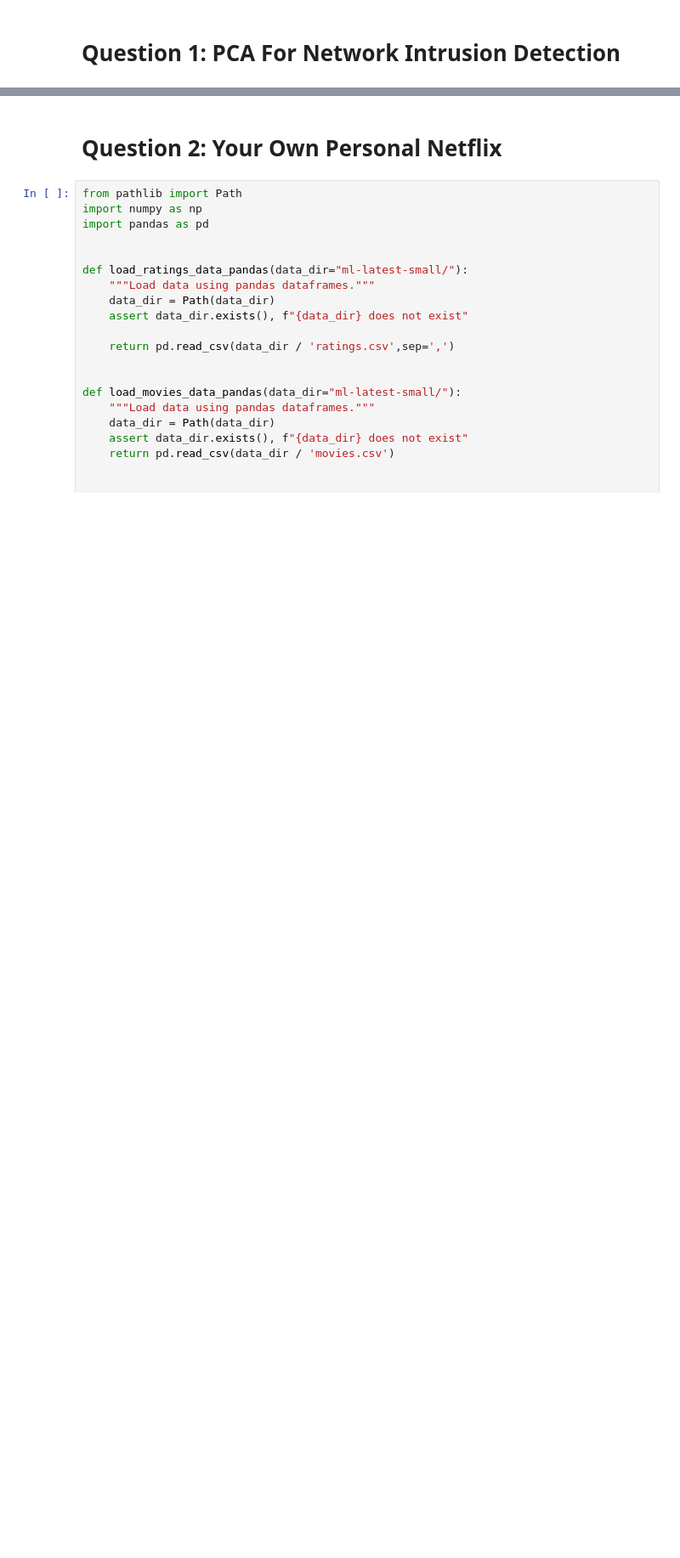
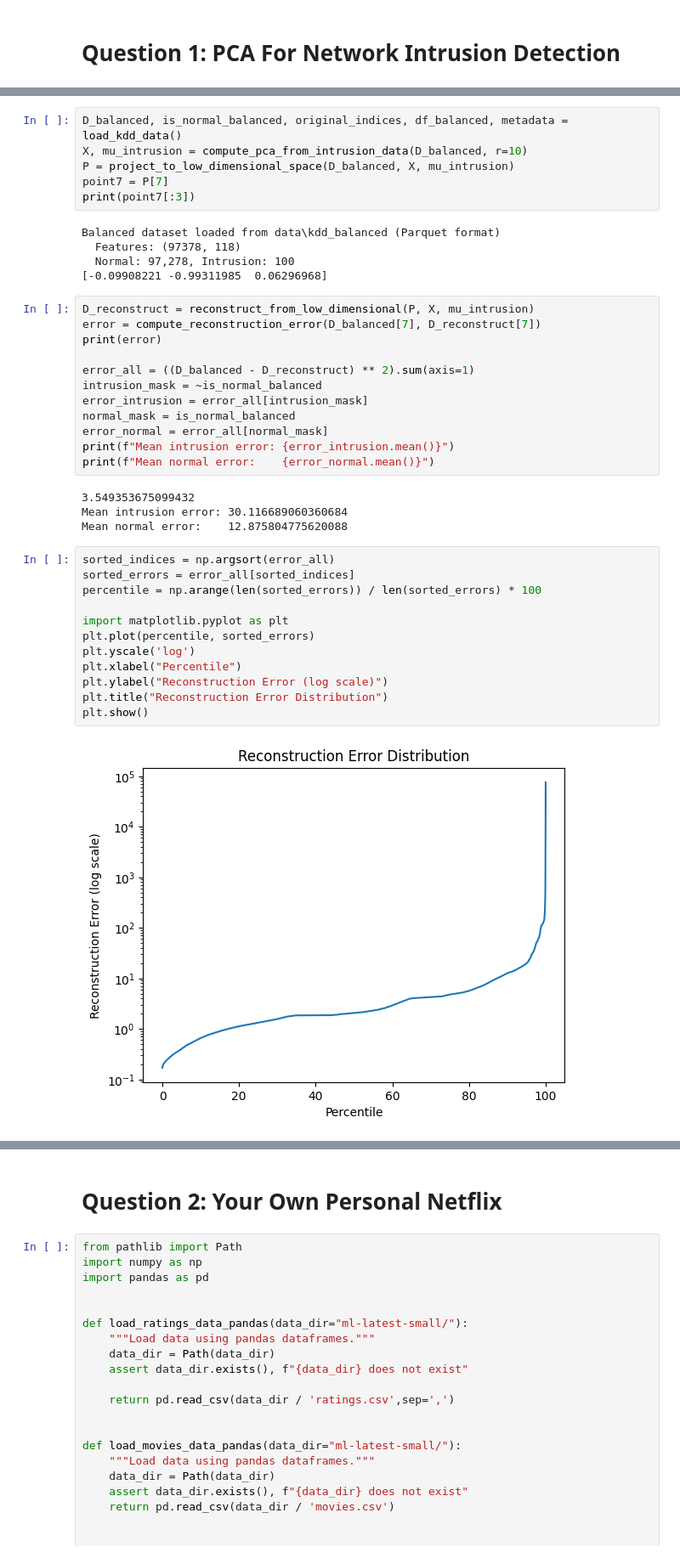
Before and after one commit to Rlshank/S-ML-HW-2, a Jupyter notebook: SML-HW2.ipynb, the cells around one changed output, grey strips where cells are left out. Shown at 85% size. Saved outputs shown, nothing was run; the diff lists cells and outputs as text; blank space fills up the shorter version.

```diff
--- a/SML-HW2.ipynb
+++ b/SML-HW2.ipynb
@@ -83,0 +108,41 @@ def compute_reconstruction_error(original, reconstructed):
+# %%
+D_balanced, is_normal_balanced, original_indices, df_balanced, metadata = load_kdd_data()
+X, mu_intrusion = compute_pca_from_intrusion_data(D_balanced, r=10)
+P = project_to_low_dimensional_space(D_balanced, X, mu_intrusion)
+point7 = P[7]
+print(point7[:3])
+# %% [output]
+Balanced dataset loaded from data\kdd_balanced (Parquet format)
+  Features: (97378, 118)
+  Normal: 97,278, Intrusion: 100
+[-0.09908221 -0.99311985  0.06296968]
+# %%
+D_reconstruct = reconstruct_from_low_dimensional(P, X, mu_intrusion)
+error = compute_reconstruction_error(D_balanced[7], D_reconstruct[7])
+print(error)
+
+error_all = ((D_balanced - D_reconstruct) ** 2).sum(axis=1)
+intrusion_mask = ~is_normal_balanced
+error_intrusion = error_all[intrusion_mask]
+normal_mask = is_normal_balanced
+error_normal = error_all[normal_mask]
+print(f"Mean intrusion error: {error_intrusion.mean()}")
+print(f"Mean normal error:    {error_normal.mean()}")
+# %% [output]
+3.549353675099432
+Mean intrusion error: 30.116689060360684
+Mean normal error:    12.875804775620088
+# %%
+sorted_indices = np.argsort(error_all)
+sorted_errors = error_all[sorted_indices]
+percentile = np.arange(len(sorted_errors)) / len(sorted_errors) * 100
+
+import matplotlib.pyplot as plt
+plt.plot(percentile, sorted_errors)
+plt.yscale('log')
+plt.xlabel("Percentile")
+plt.ylabel("Reconstruction Error (log scale)")
+plt.title("Reconstruction Error Distribution")
+plt.show()
+# %% [output]
+[figure, added]
```
Also changed, not shown: parts of 3 cells of this notebook, 1 other file.
